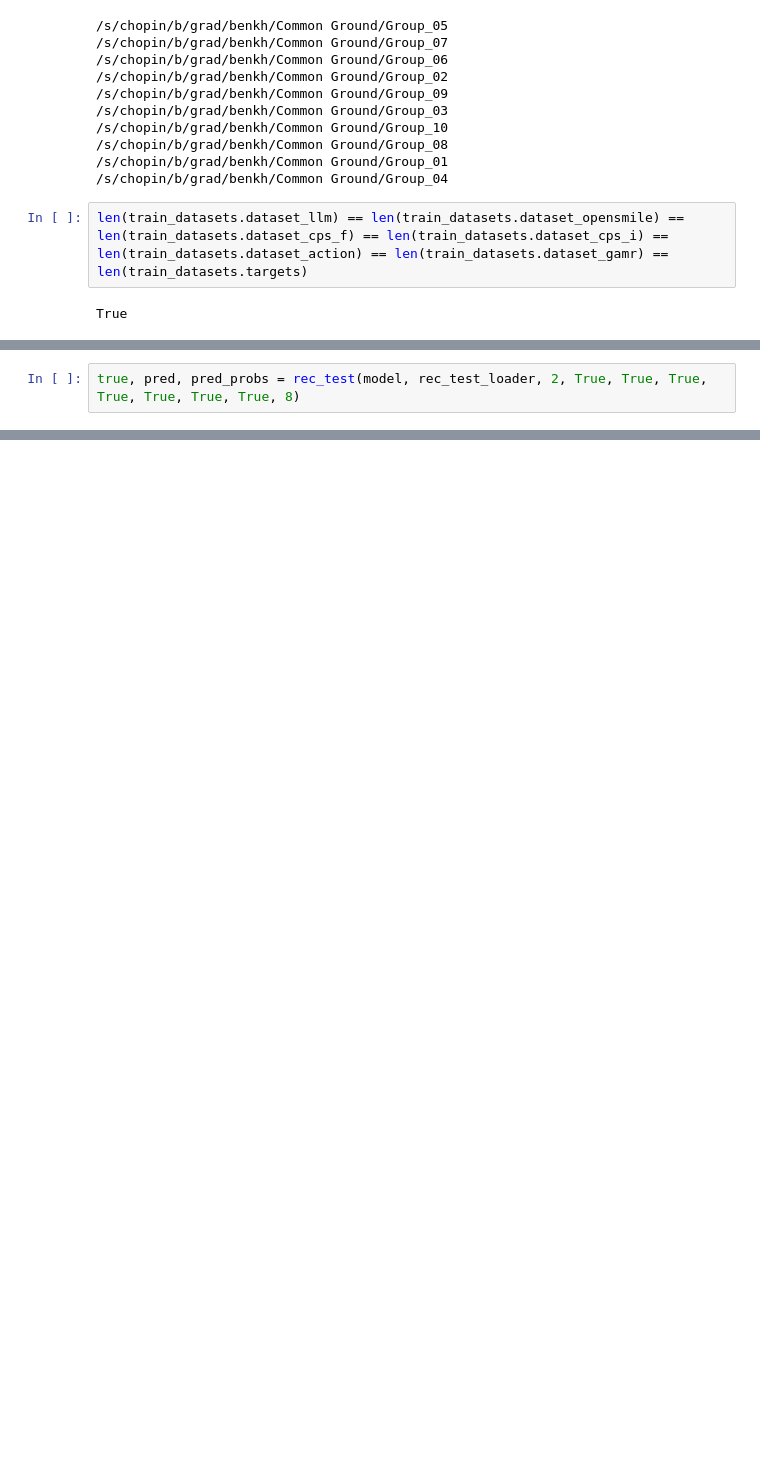
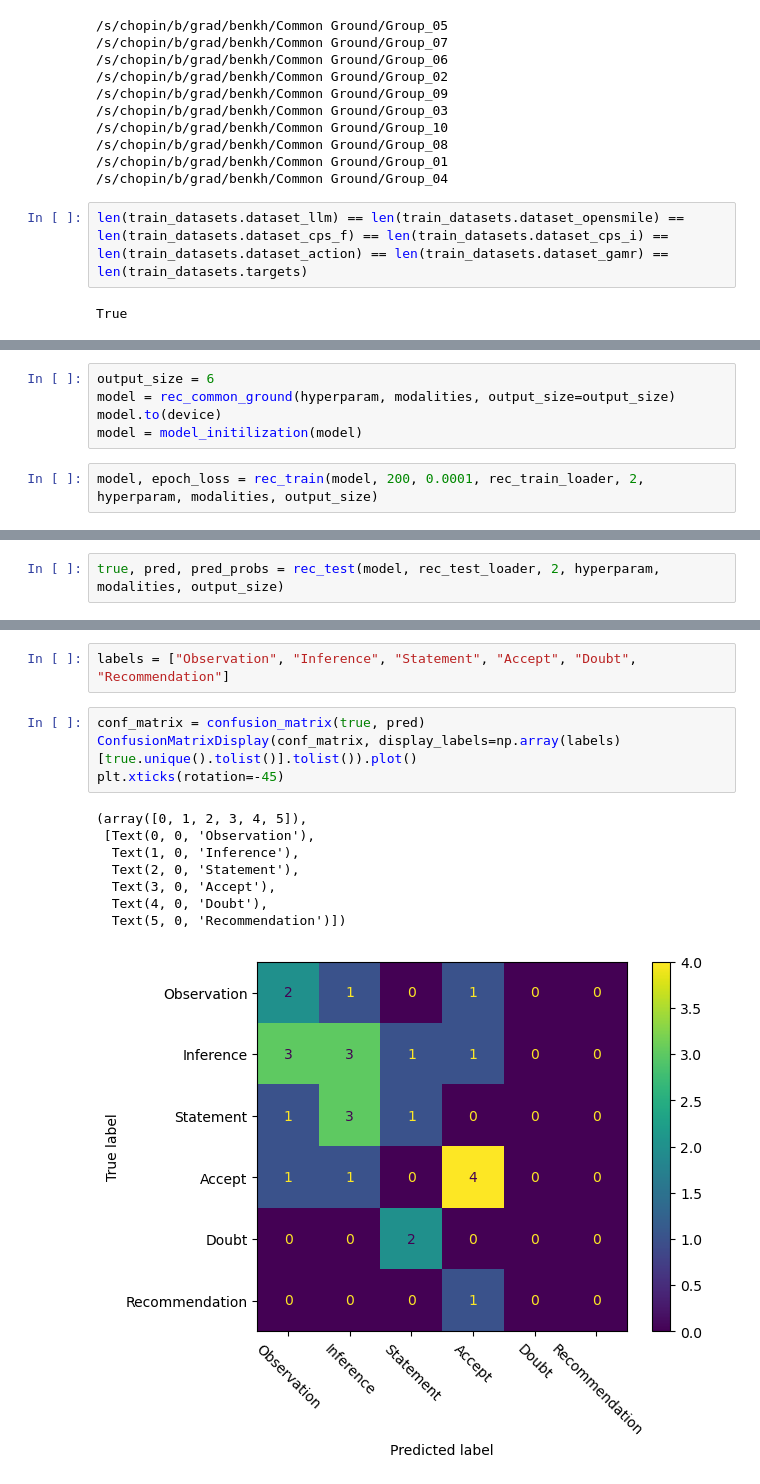
Before and after one commit to csu-signal/Common-Ground-detection, a Jupyter notebook: CG.ipynb, the cells around one changed output, grey strips where cells are left out. Drawn from its saved outputs; the diff is of its cells as text; blank space fills up the shorter version.

Commit message:
model updates

```diff
--- a/CG.ipynb
+++ b/CG.ipynb
@@ -539,3 +661,10 @@ model, epoch_loss = rec_train(model, 2, 0.001, rec_train_loader, 2, True, True,
+# %%
+output_size = 6
+model = rec_common_ground(hyperparam, modalities, output_size=output_size)
+model.to(device)
+model = model_initilization(model)
+# %%
+model, epoch_loss = rec_train(model, 200, 0.0001, rec_train_loader, 2, hyperparam, modalities, output_size)
 # %%
 epoch_loss
 # %% [output]
@@ -544,2 +688,2 @@ epoch_loss
 # %%
-true, pred, pred_probs = rec_test(model, rec_test_loader, 2, True, True, True, True, True, True, True, 8)
+true, pred, pred_probs = rec_test(model, rec_test_loader, 2, hyperparam, modalities, output_size)
@@ -583,3 +696,18 @@ False
+# %%
+labels = ["Observation", "Inference", "Statement", "Accept", "Doubt", "Recommendation"]
+# %%
+conf_matrix = confusion_matrix(true, pred)
+ConfusionMatrixDisplay(conf_matrix, display_labels=np.array(labels)[true.unique().tolist()].tolist()).plot()
+plt.xticks(rotation=-45)
+# %% [output]
+(array([0, 1, 2, 3, 4, 5]),
+ [Text(0, 0, 'Observation'),
+  Text(1, 0, 'Inference'),
+  Text(2, 0, 'Statement'),
+  Text(3, 0, 'Accept'),
+  Text(4, 0, 'Doubt'),
+  Text(5, 0, 'Recommendation')])
+[figure, added]
 # %%
 true = true.cpu()
 pred = pred.cpu()
```
Also changed, not shown: parts of 66 cells of this notebook, 1 other file.
